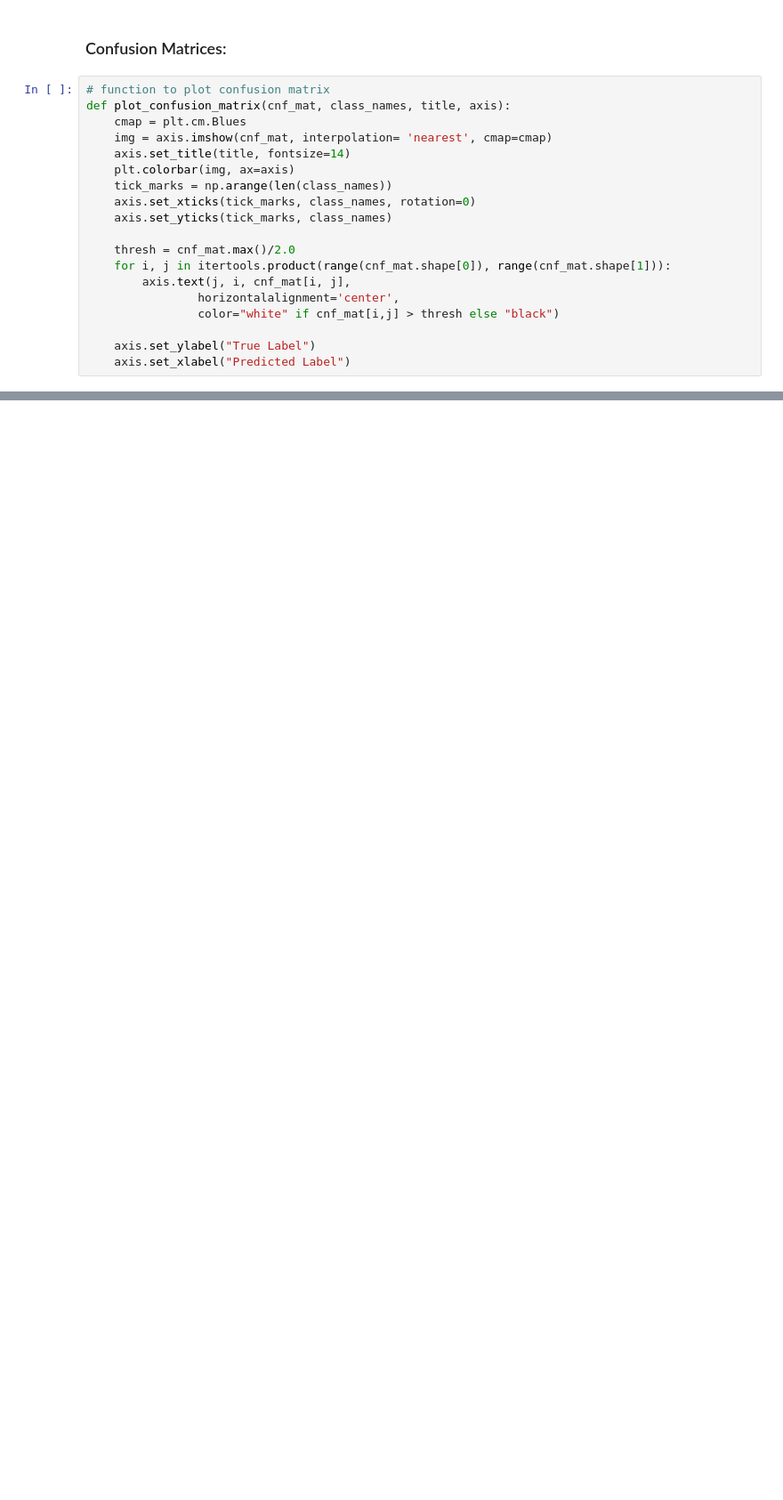
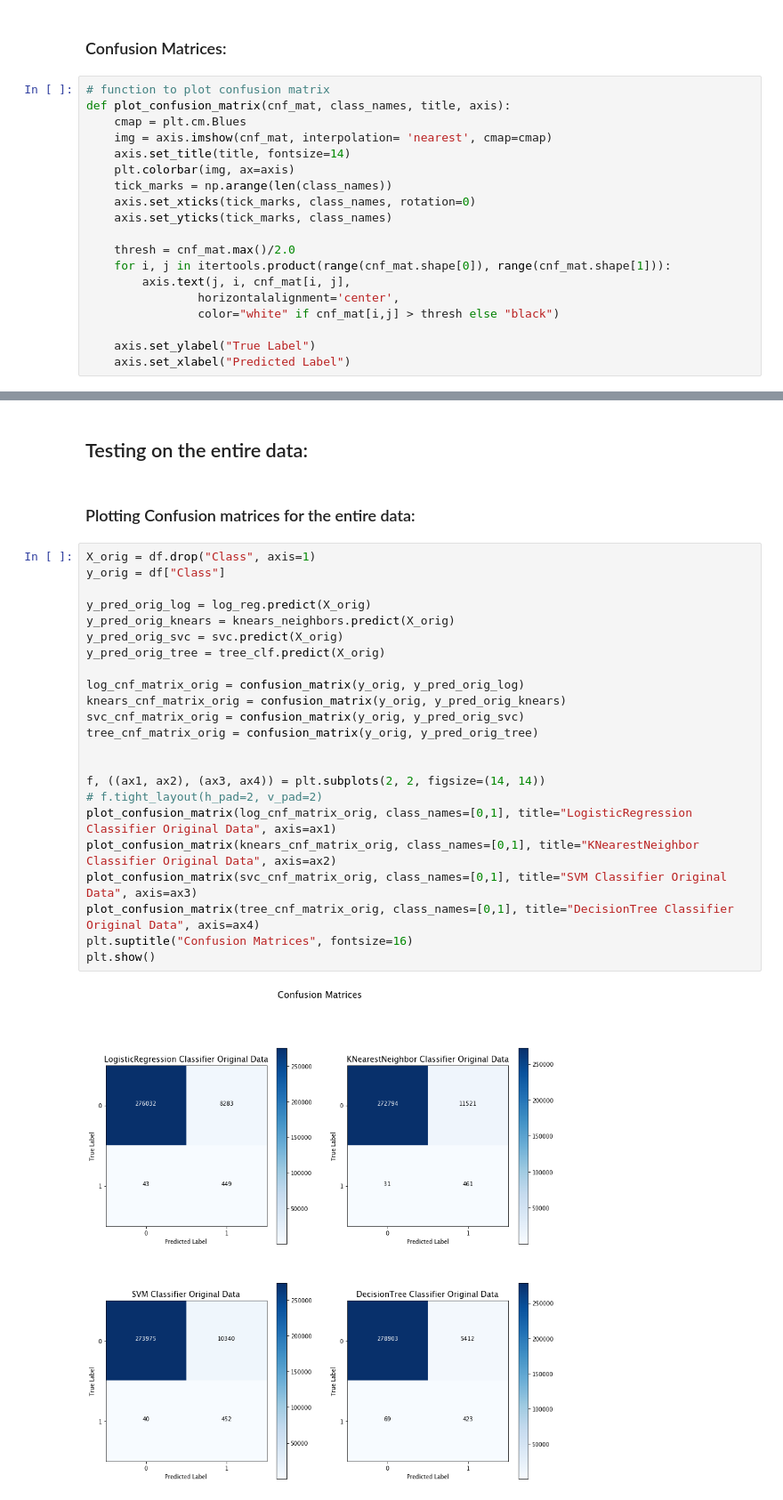
Before and after one commit to vspvikram/Fraud-Detection-And-Analysis, a Jupyter notebook: fraud_detection.ipynb, the cells around one changed output, grey strips where cells are left out. Shown at 89% size. Saved outputs shown, nothing was run; the diff lists cells and outputs as text; blank space fills up the shorter version.

```diff
--- a/fraud_detection.ipynb
+++ b/fraud_detection.ipynb
@@ -528,0 +581,29 @@ plt.show()
+# %% [markdown]
+## Testing on the entire data:
+# %% [markdown]
+### Plotting Confusion matrices for the entire data:
+# %%
+X_orig = df.drop("Class", axis=1)
+y_orig = df["Class"]
+
+y_pred_orig_log = log_reg.predict(X_orig)
+y_pred_orig_knears = knears_neighbors.predict(X_orig)
+y_pred_orig_svc = svc.predict(X_orig)
+y_pred_orig_tree = tree_clf.predict(X_orig)
+
+log_cnf_matrix_orig = confusion_matrix(y_orig, y_pred_orig_log)
+knears_cnf_matrix_orig = confusion_matrix(y_orig, y_pred_orig_knears)
+svc_cnf_matrix_orig = confusion_matrix(y_orig, y_pred_orig_svc)
+tree_cnf_matrix_orig = confusion_matrix(y_orig, y_pred_orig_tree)
+
+
+f, ((ax1, ax2), (ax3, ax4)) = plt.subplots(2, 2, figsize=(14, 14))
+# f.tight_layout(h_pad=2, v_pad=2)
+plot_confusion_matrix(log_cnf_matrix_orig, class_names=[0,1], title="LogisticRegression Classifier Original Data", axis=ax1)
+plot_confusion_matrix(knears_cnf_matrix_orig, class_names=[0,1], title="KNearestNeighbor Classifier Original Data", axis=ax2)
+plot_confusion_matrix(svc_cnf_matrix_orig, class_names=[0,1], title="SVM Classifier Original Data", axis=ax3)
+plot_confusion_matrix(tree_cnf_matrix_orig, class_names=[0,1], title="DecisionTree Classifier Original Data", axis=ax4)
+plt.suptitle("Confusion Matrices", fontsize=16)
+plt.show()
+# %% [output]
+[figure, added]
```
Also changed, not shown: parts of 25 cells of this notebook.
